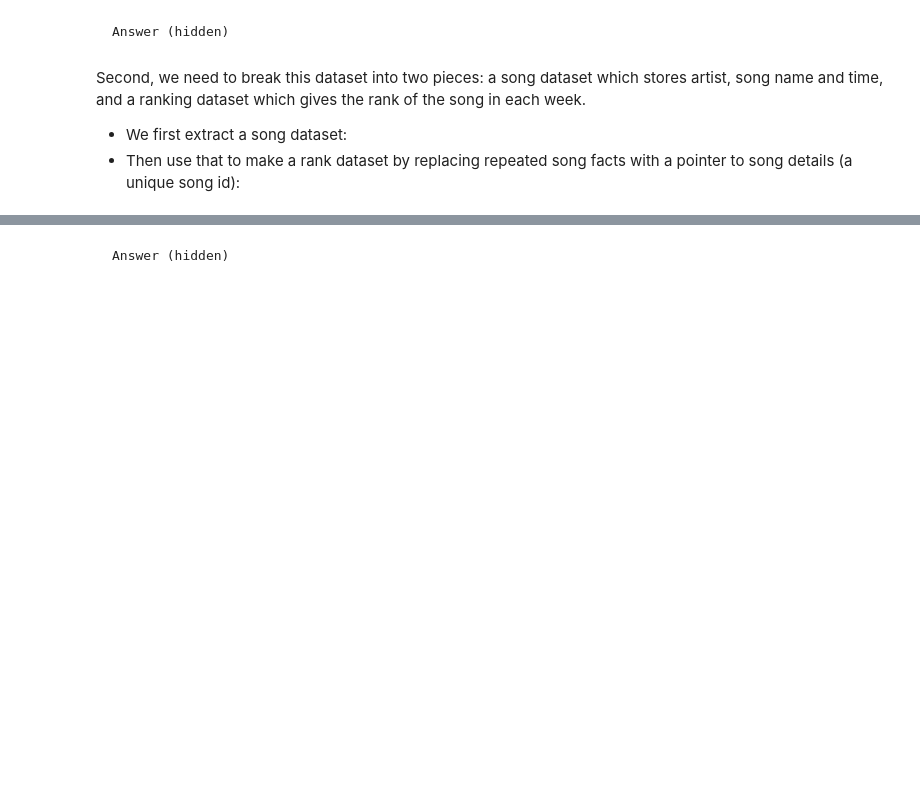
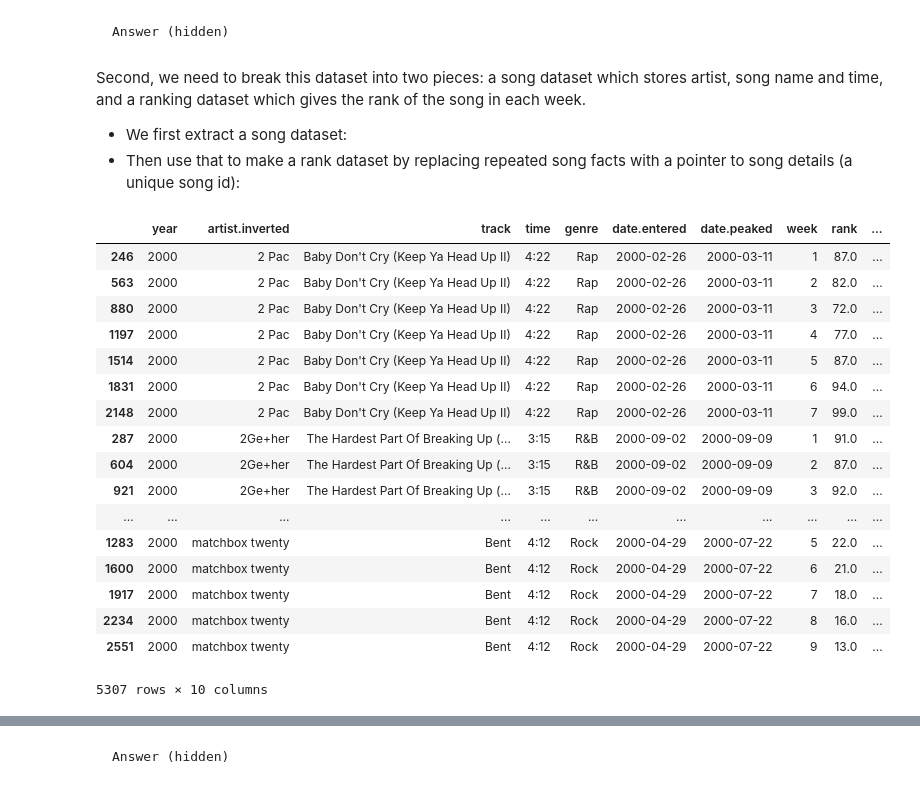
Before and after one commit to cyruschansk/DS_HK_10, a Jupyter notebook: notebooks/07 - Data Wrangling - B - demo - From Messy to Tidy Data with Pandas.ipynb, the cells around one changed output, grey strips where cells are left out. Cells and saved outputs as stored; diff of their text form; code cells hidden in the pictures; blank space fills up the shorter version.

```diff
--- a/notebooks/07 - Data Wrangling - B - demo - From Messy to Tidy Data with Pandas.ipynb
+++ b/notebooks/07 - Data Wrangling - B - demo - From Messy to Tidy Data with Pandas.ipynb
@@ -238,6 +238,30 @@ We first need to tidy up by making **week** and **rank** variables / columns. Fe
 
 # TODO calculate the date from the week variable+year
 # TIP : Are you familiar with pandas to_datetime and to_timedelta ?
+# %%
+# Helper function to gather the columns we want to melt
+def gather( df, key, value, cols):
+    id_vars = [ col for col in df.columns if col not in cols ]
+    id_values = cols
+    var_name = key
+    value_name = value
+    return pd.melt( df, id_vars, id_values, var_name, value_name )
+
+# Select the columns to melt - the ones containing '.week'
+cols = billboard.columns[billboard.columns.str.contains('.week')].tolist()
+
+# Melt the week columns
+bb = gather(billboard,'week','rank',cols)
+
+
+# Clean up Week
+bb.week = bb.week.str.extract('(\d)',expand=True).astype(int)
+
+# TODO drop missing values
+bb = bb.dropna()
+
+# TODO calculate the date from the week variable+year
+bb['date'] = pd.to_datetime( bb['date.entered']) + pd.to_timedelta(bb.week, unit='w')
 # %% [markdown]
     Answer (hidden)
 
@@ -279,3 +303,24 @@ Second, we need to break this dataset into two pieces: a song dataset which stor
 
 # TODO extra rank dataset with columnrs song_id date, week, rank. Set up a pointer to song details.
 # Merge datasets in a selective way
+# %%
+bb.sort_values(['artist.inverted','track','week'])
+# %% [output]
+|  | year | artist.inverted | track | time | genre | date.entered | date.peaked | week | rank | ... |
+| 246 | 2000 | 2 Pac | Baby Don't Cry (Keep Ya Head Up II) | 4:22 | Rap | 2000-02-26 | 2000-03-11 | 1 | 87.0 | ... |
+| 563 | 2000 | 2 Pac | Baby Don't Cry (Keep Ya Head Up II) | 4:22 | Rap | 2000-02-26 | 2000-03-11 | 2 | 82.0 | ... |
+| 880 | 2000 | 2 Pac | Baby Don't Cry (Keep Ya Head Up II) | 4:22 | Rap | 2000-02-26 | 2000-03-11 | 3 | 72.0 | ... |
+| 1197 | 2000 | 2 Pac | Baby Don't Cry (Keep Ya Head Up II) | 4:22 | Rap | 2000-02-26 | 2000-03-11 | 4 | 77.0 | ... |
+| 1514 | 2000 | 2 Pac | Baby Don't Cry (Keep Ya Head Up II) | 4:22 | Rap | 2000-02-26 | 2000-03-11 | 5 | 87.0 | ... |
+| 1831 | 2000 | 2 Pac | Baby Don't Cry (Keep Ya Head Up II) | 4:22 | Rap | 2000-02-26 | 2000-03-11 | 6 | 94.0 | ... |
+| 2148 | 2000 | 2 Pac | Baby Don't Cry (Keep Ya Head Up II) | 4:22 | Rap | 2000-02-26 | 2000-03-11 | 7 | 99.0 | ... |
+| 287 | 2000 | 2Ge+her | The Hardest Part Of Breaking Up (... | 3:15 | R&B | 2000-09-02 | 2000-09-09 | 1 | 91.0 | ... |
+| 604 | 2000 | 2Ge+her | The Hardest Part Of Breaking Up (... | 3:15 | R&B | 2000-09-02 | 2000-09-09 | 2 | 87.0 | ... |
+| 921 | 2000 | 2Ge+her | The Hardest Part Of Breaking Up (... | 3:15 | R&B | 2000-09-02 | 2000-09-09 | 3 | 92.0 | ... |
+| ... | ... | ... | ... | ... | ... | ... | ... | ... | ... | ... |
+| 1283 | 2000 | matchbox twenty | Bent | 4:12 | Rock | 2000-04-29 | 2000-07-22 | 5 | 22.0 | ... |
+| 1600 | 2000 | matchbox twenty | Bent | 4:12 | Rock | 2000-04-29 | 2000-07-22 | 6 | 21.0 | ... |
+| 1917 | 2000 | matchbox twenty | Bent | 4:12 | Rock | 2000-04-29 | 2000-07-22 | 7 | 18.0 | ... |
+| 2234 | 2000 | matchbox twenty | Bent | 4:12 | Rock | 2000-04-29 | 2000-07-22 | 8 | 16.0 | ... |
+| 2551 | 2000 | matchbox twenty | Bent | 4:12 | Rock | 2000-04-29 | 2000-07-22 | 9 | 13.0 | ... |
+5307 rows × 10 columns
```
Also changed, not shown: parts of 2 cells of this notebook, 13 other files.
